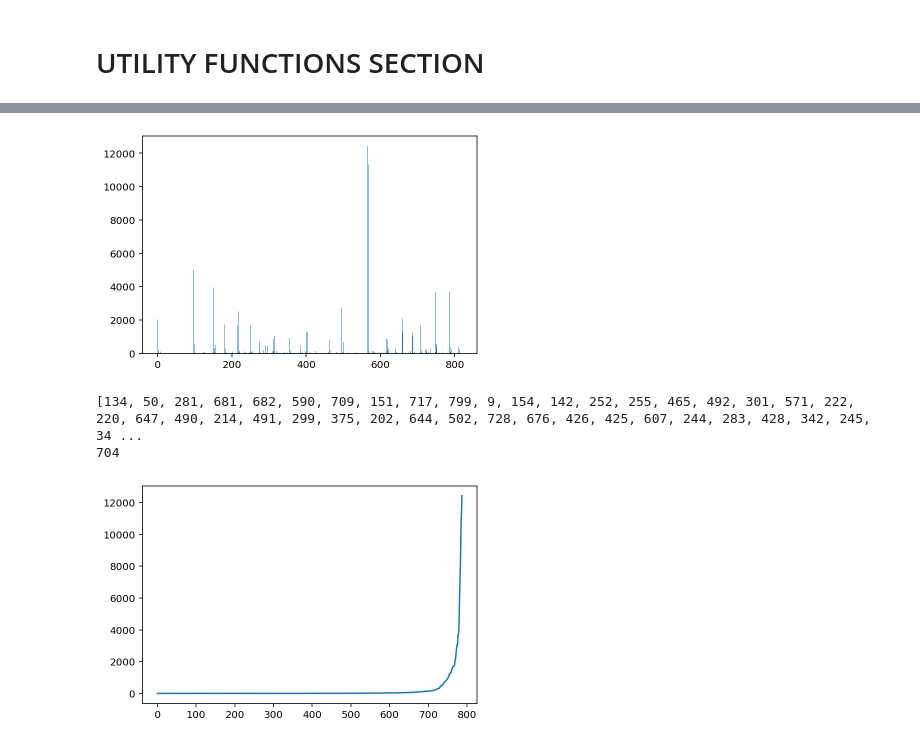
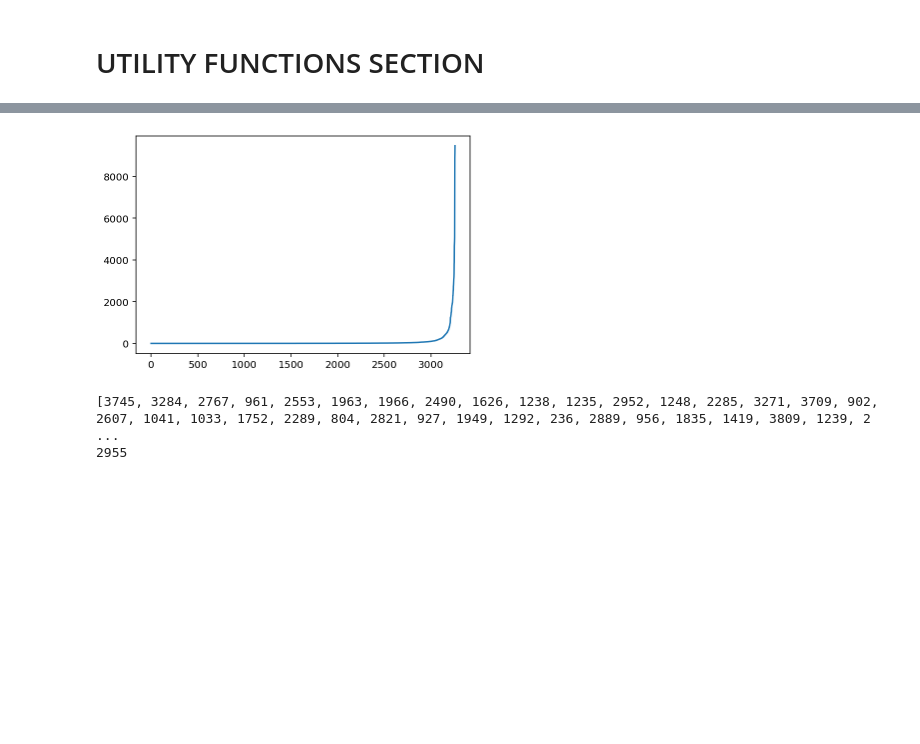
Before and after one commit to darkpanther99/DeepLearningMusicGeneration, a Jupyter notebook: MIDI/MusicVAE/MusicVAE.ipynb, the cells around one changed output, grey strips where cells are left out. Cells and saved outputs as stored; diff of their text form; code cells hidden in the pictures; blank space fills up the shorter version.

```diff
--- a/MIDI/MusicVAE/MusicVAE.ipynb
+++ b/MIDI/MusicVAE/MusicVAE.ipynb
@@ -439,7 +442,7 @@ midiparts = parse_midi_notes_and_durations()
 allchords = []
 alldurations = []
 
-TARGET_INSTRUMENT = 'Electric Bass'
+TARGET_INSTRUMENT = 'Electric Guitar'
 for i in midiparts:
     if i.instrument == TARGET_INSTRUMENT:
         if len(i.chords)>0 :
@@ -508,0 +514,8 @@ input, output = parse_everything_together(cleared_encoded_data, SLICE_LEN)
+# %%
+cleared_encoded_data_full = []
+
+for i in cleared_encoded_data:
+    for j in i:
+        cleared_encoded_data_full.append(j)
+
+cleared_encoded_data_full = np.asarray(cleared_encoded_data_full)
@@ -509,32 +525,30 @@ input, output = parse_everything_together(cleared_encoded_data, SLICE_LEN)
 # %%
 import matplotlib.pyplot as plt
 from collections import Counter
 
-outputcnt = Counter(output)
-plt.bar(outputcnt.keys(), outputcnt.values())
-plt.show()
+outputcnt = Counter(cleared_encoded_data_full)
+#plt.bar(outputcnt.keys(), outputcnt.values())
+#plt.show()
 
 function_like_array=[]
 for val in outputcnt.values():
     function_like_array.append(val)
 
 function_like_array.sort()
 plt.plot(function_like_array)
-
-
+plt.show()
 
 outliers = []
 
 for i in outputcnt.keys():
-    if outputcnt[i] < 160:
+    if outputcnt[i] < 80:
         outliers.append(i)
 
 print(outliers)
 print(len(outliers))
 # %% [output]
-[figure, old version]
+[figure, new version]
-[134, 50, 281, 681, 682, 590, 709, 151, 717, 799, 9, 154, 142, 252, 255, 465, 492, 301, 571, 222, 220, 647, 490, 214, 491, 299, 375, 202, 644, 502, 728, 676, 426, 425, 607, 244, 283, 428, 342, 245, 34 ...
-704
+[3745, 3284, 2767, 961, 2553, 1963, 1966, 2490, 1626, 1238, 1235, 2952, 1248, 2285, 3271, 3709, 902, 2607, 1041, 1033, 1752, 2289, 804, 2821, 927, 1949, 1292, 236, 2889, 956, 1835, 1419, 3809, 1239, 2 ...
+2955
-[figure, removed]
 # %%
 #Because I don't want to mess up my inputs and outputs, I test their lengths before and after the outlier filtering.
```
Also changed, not shown: parts of 42 cells of this notebook.
